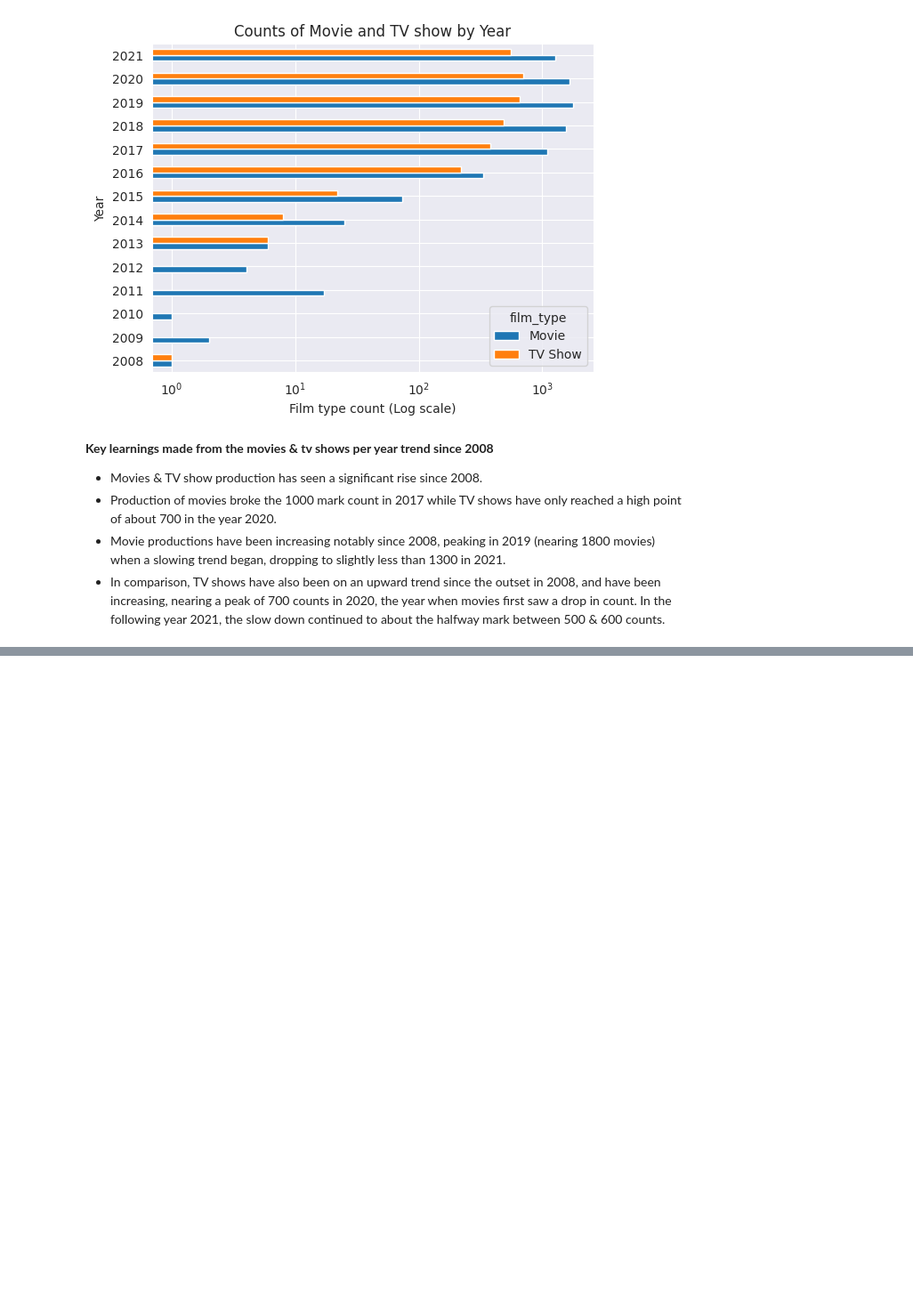
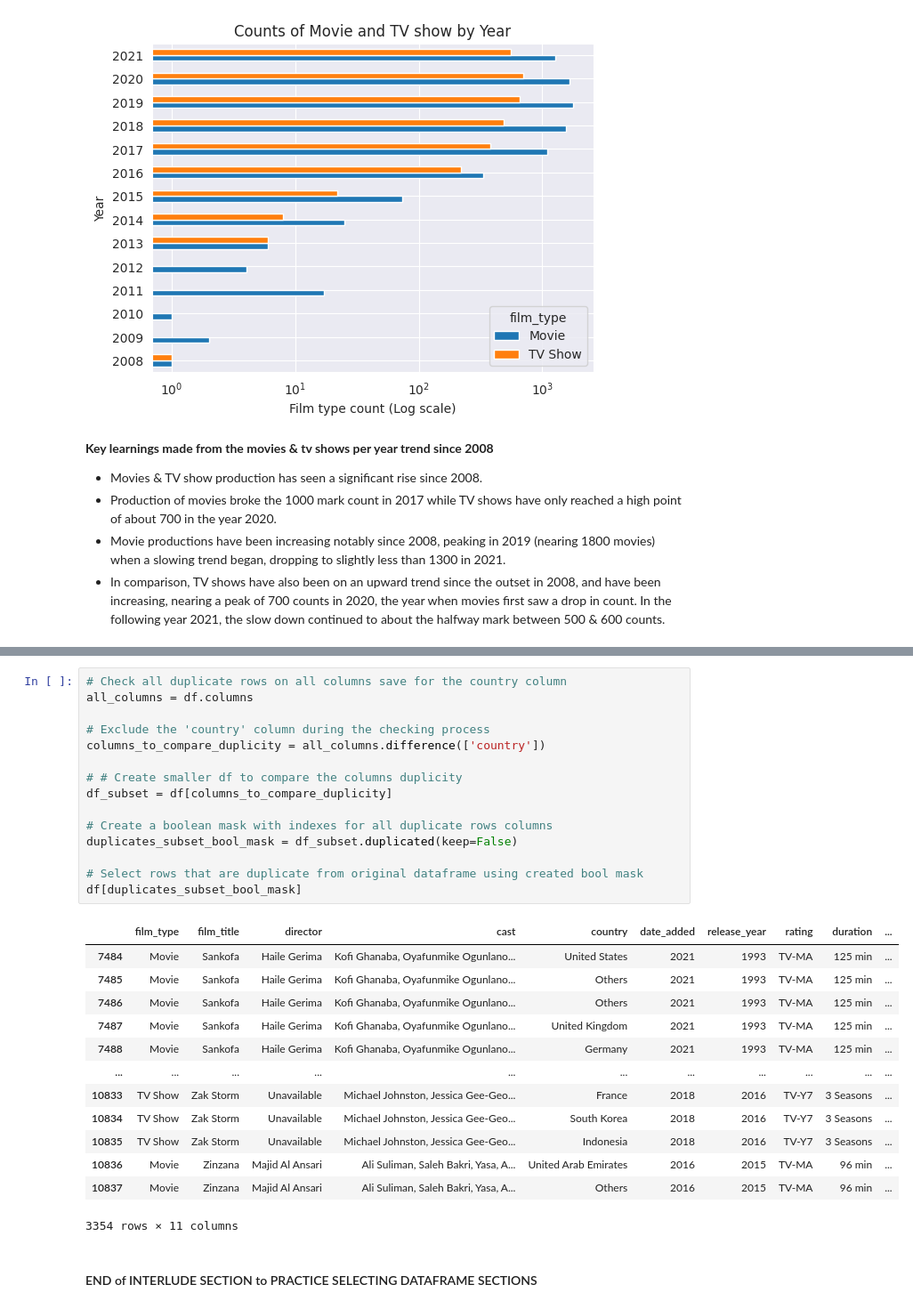
Before and after one commit to mutumagitonga/Netflix-Movies-and-TV-Shows-Data-Analysis, a Jupyter notebook: netflix_movies_and_shows.ipynb, the cells around one changed output, grey strips where cells are left out. Shown at 89% size. Saved outputs shown, nothing was run; the diff lists cells and outputs as text; blank space fills up the shorter version.

```diff
--- a/netflix_movies_and_shows.ipynb
+++ b/netflix_movies_and_shows.ipynb
@@ -955,0 +974,31 @@ __Key learnings made from the movies & tv shows per year trend since 2008__
+# %%
+# Check all duplicate rows on all columns save for the country column
+all_columns = df.columns
+
+# Exclude the 'country' column during the checking process
+columns_to_compare_duplicity = all_columns.difference(['country'])
+
+# # Create smaller df to compare the columns duplicity
+df_subset = df[columns_to_compare_duplicity]
+
+# Create a boolean mask with indexes for all duplicate rows columns
+duplicates_subset_bool_mask = df_subset.duplicated(keep=False)
+
+# Select rows that are duplicate from original dataframe using created bool mask
+df[duplicates_subset_bool_mask]
+# %% [output]
+|  | film_type | film_title | director | cast | country | date_added | release_year | rating | duration | ... |
+| 7484 | Movie | Sankofa | Haile Gerima | Kofi Ghanaba, Oyafunmike Ogunlano... | United States | 2021 | 1993 | TV-MA | 125 min | ... |
+| 7485 | Movie | Sankofa | Haile Gerima | Kofi Ghanaba, Oyafunmike Ogunlano... | Others | 2021 | 1993 | TV-MA | 125 min | ... |
+| 7486 | Movie | Sankofa | Haile Gerima | Kofi Ghanaba, Oyafunmike Ogunlano... | Others | 2021 | 1993 | TV-MA | 125 min | ... |
+| 7487 | Movie | Sankofa | Haile Gerima | Kofi Ghanaba, Oyafunmike Ogunlano... | United Kingdom | 2021 | 1993 | TV-MA | 125 min | ... |
+| 7488 | Movie | Sankofa | Haile Gerima | Kofi Ghanaba, Oyafunmike Ogunlano... | Germany | 2021 | 1993 | TV-MA | 125 min | ... |
+| ... | ... | ... | ... | ... | ... | ... | ... | ... | ... | ... |
+| 10833 | TV Show | Zak Storm | Unavailable | Michael Johnston, Jessica Gee-Geo... | France | 2018 | 2016 | TV-Y7 | 3 Seasons | ... |
+| 10834 | TV Show | Zak Storm | Unavailable | Michael Johnston, Jessica Gee-Geo... | South Korea | 2018 | 2016 | TV-Y7 | 3 Seasons | ... |
+| 10835 | TV Show | Zak Storm | Unavailable | Michael Johnston, Jessica Gee-Geo... | Indonesia | 2018 | 2016 | TV-Y7 | 3 Seasons | ... |
+| 10836 | Movie | Zinzana | Majid Al Ansari | Ali Suliman, Saleh Bakri, Yasa, A... | United Arab Emirates | 2016 | 2015 | TV-MA | 96 min | ... |
+| 10837 | Movie | Zinzana | Majid Al Ansari | Ali Suliman, Saleh Bakri, Yasa, A... | Others | 2016 | 2015 | TV-MA | 96 min | ... |
+3354 rows × 11 columns
+# %% [markdown]
+#### END of INTERLUDE SECTION to PRACTICE SELECTING DATAFRAME SECTIONS
```
Also changed, not shown: parts of 2 cells of this notebook.
